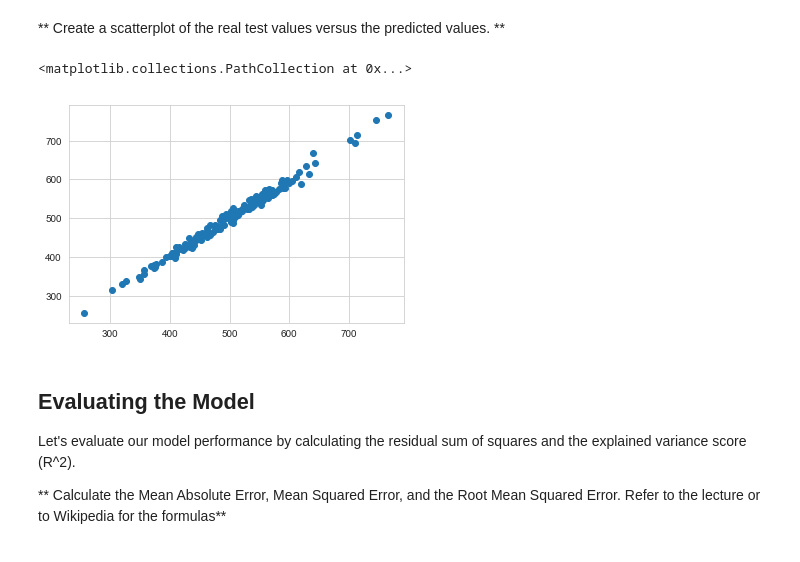
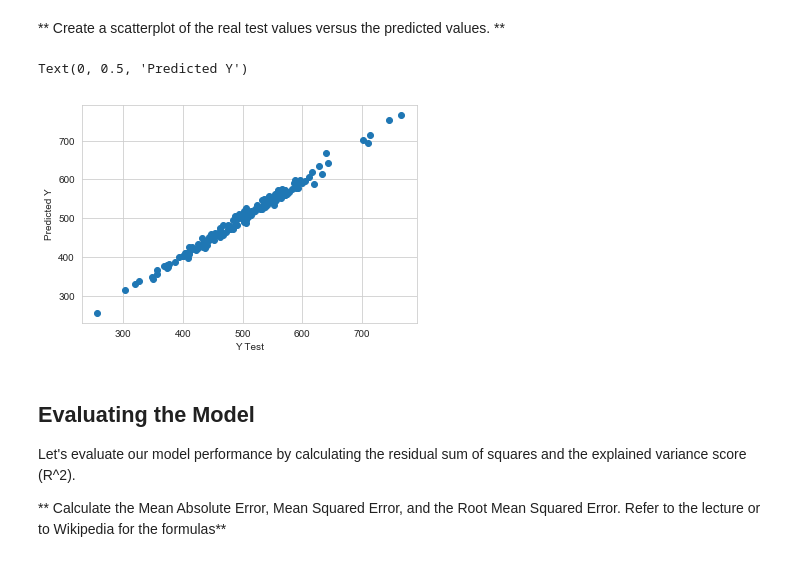
Before and after one commit to Goddoye/Machine-Learning, a Jupyter notebook: 02-Linear Regression Project.ipynb, the cells around one changed output. Saved outputs shown, nothing was run; the diff lists cells and outputs as text; code cells hidden in the pictures.

```diff
--- a/02-Linear Regression Project.ipynb
+++ b/02-Linear Regression Project.ipynb
@@ -195,9 +195,11 @@ predictions= lm.predict(X_test)
 ** Create a scatterplot of the real test values versus the predicted values. **
 # %%
 plt.scatter(y_test,predictions)
+plt.xlabel('Y Test')
+plt.ylabel('Predicted Y')
 # %% [output]
-<matplotlib.collections.PathCollection at 0x...>
+Text(0, 0.5, 'Predicted Y')
-[figure, old version]
+[figure, new version]
 # %% [markdown]
 ## Evaluating the Model
 
```
Also changed, not shown: parts of 1 cell of this notebook.
